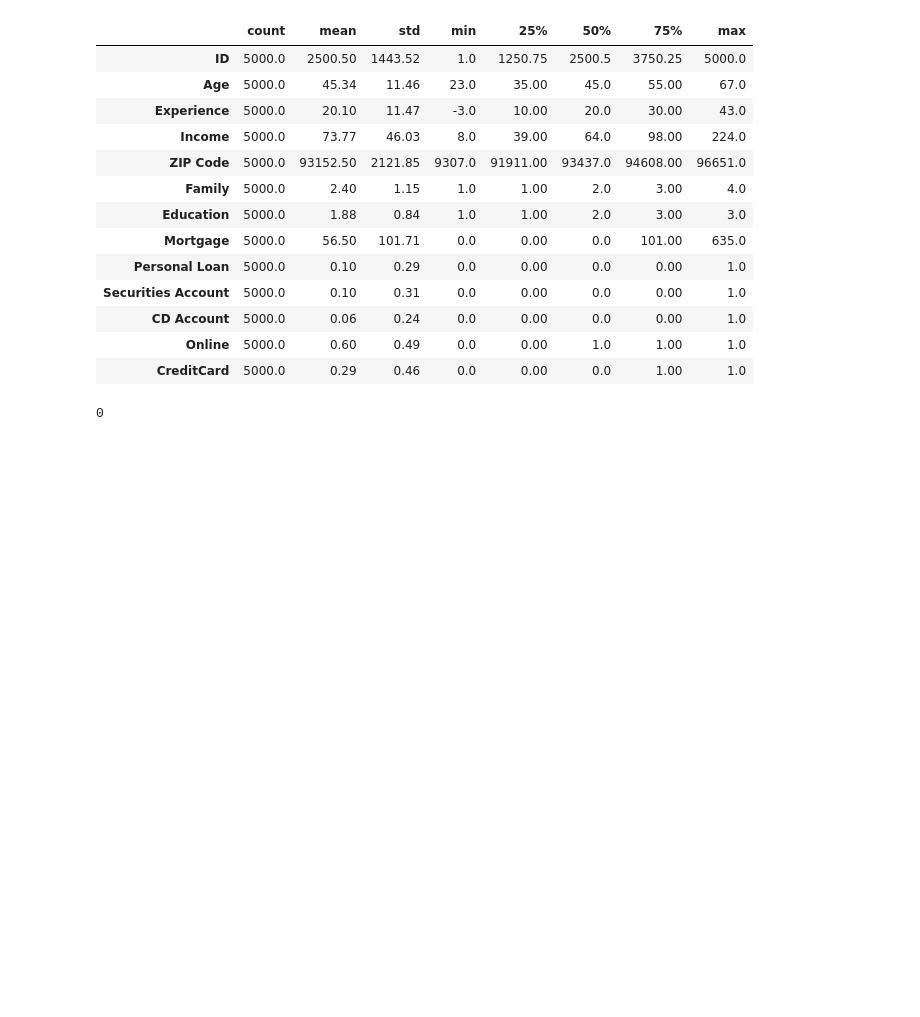
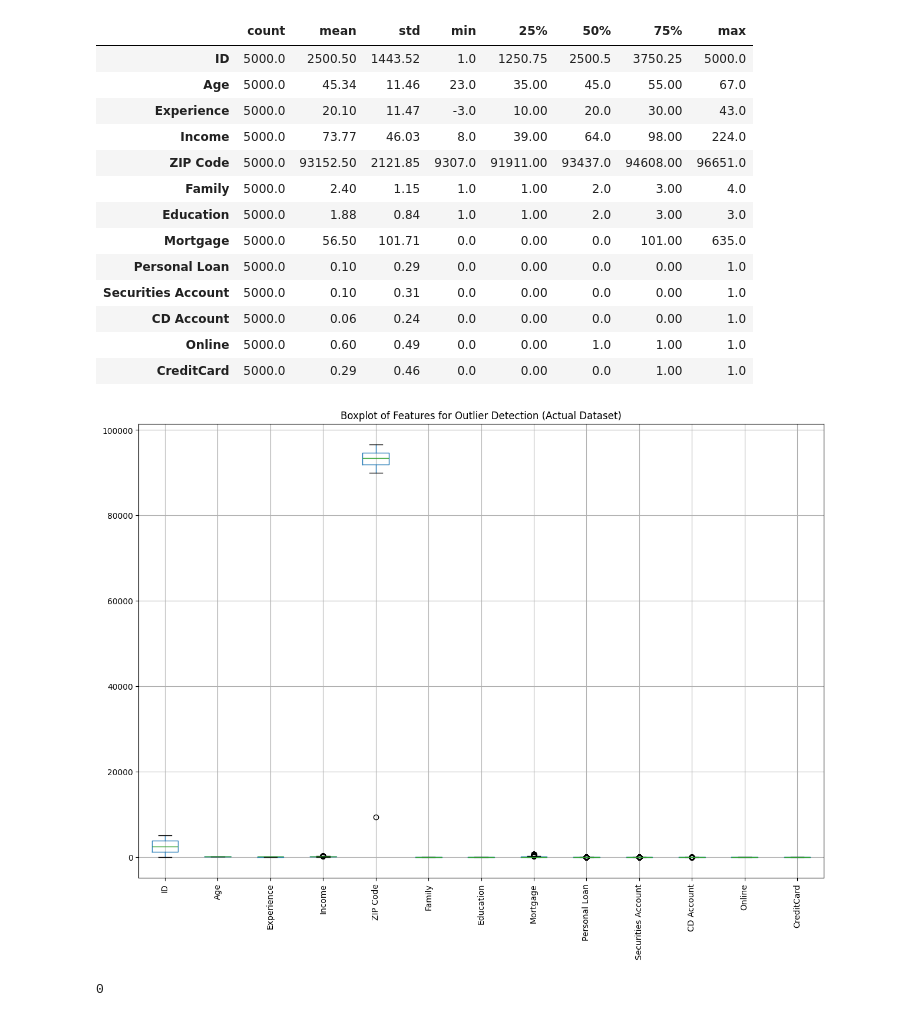
Before and after one commit to SoniaBorsi/Bank-loan-analysis, a Jupyter notebook: analysis.ipynb, the cells around one changed output. Drawn from its saved outputs; the diff is of its cells as text; code cells hidden in the pictures; blank space fills up the shorter version.

```diff
--- a/analysis.ipynb
+++ b/analysis.ipynb
@@ -129,6 +129,14 @@ round(df.describe().T, 2)
 | CD Account | 5000.0 | 0.06 | 0.24 | 0.0 | 0.00 | 0.0 | 0.00 | 1.0 |
 | Online | 5000.0 | 0.60 | 0.49 | 0.0 | 0.00 | 1.0 | 1.00 | 1.0 |
 | CreditCard | 5000.0 | 0.29 | 0.46 | 0.0 | 0.00 | 0.0 | 1.00 | 1.0 |
+# %%
+plt.figure(figsize=(15, 10))
+df.boxplot()
+plt.xticks(rotation=90)
+plt.title('Boxplot of Features for Outlier Detection (Actual Dataset)')
+plt.show()
+# %% [output]
+[figure, added]
 # %%
 df.duplicated().sum()
 # %% [output]
```
Also changed, not shown: parts of 6 cells of this notebook.
